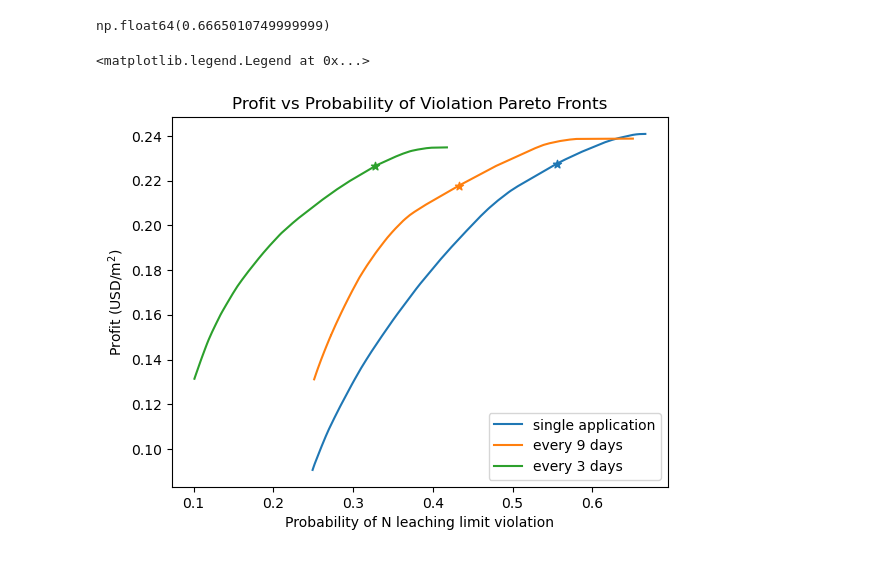
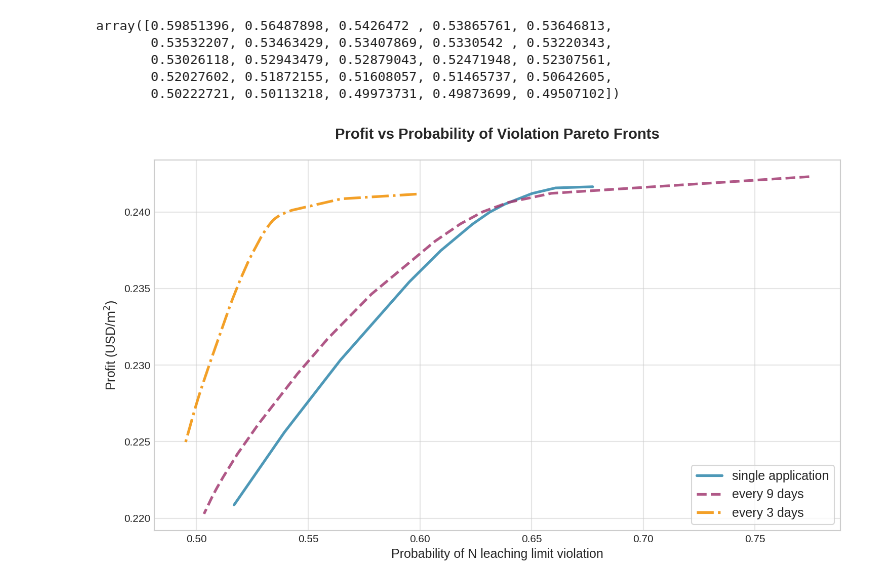
Before and after one commit to ryegleason/Optimal-Crop-Control, a Jupyter notebook: pareto_comparisons.ipynb, the cells around one changed output. Saved outputs shown, nothing was run; the diff lists cells and outputs as text; code cells hidden in the pictures.

Commit message:
Polishing up figures

```diff
--- a/pareto_comparisons.ipynb
+++ b/pareto_comparisons.ipynb
@@ -22,6 +23,6 @@ weights_for_pareto[0] *= PROBABILITY_OF_CLEAR_FORECAST
 weights_for_pareto[1] *= (1 - PROBABILITY_OF_CLEAR_FORECAST)
 weights_for_pareto /= np.sum(weights_for_pareto)
 # %%
-leaching_penalties_USD_per_m2 = np.linspace(0, 1.0734245700734262, 50)
+leaching_penalties_USD_per_m2 = np.linspace(0, 1.0734245700734262 / 2.0, 25)
 leaching_penalties_USD_per_m2
 # %% [output]
@@ -70,30 +66,78 @@ with open("3_pareto_sweep_expected_profit.pickle", "rb") as f:
 with open("3_pareto_sweep_probability_of_violation.pickle", "rb") as f:
     max_application_pareto_probability_of_violation = pickle.load(f)
 pareto_outcomes_by_num_control_steps[12] = ParetoOutcomes(max_application_pareto_expected_profits, max_application_pareto_probability_of_violation)
+# %%
+pareto_outcomes_by_num_control_steps[12].average_probability_of_violation
+# %% [output]
+array([0.59851396, 0.56487898, 0.5426472 , 0.53865761, 0.53646813,
+       0.53532207, 0.53463429, 0.53407869, 0.5330542 , 0.53220343,
+       0.53026118, 0.52943479, 0.52879043, 0.52471948, 0.52307561,
+       0.52027602, 0.51872155, 0.51608057, 0.51465737, 0.50642605,
+       0.50222721, 0.50113218, 0.49973731, 0.49873699, 0.49507102])
 # %%
 # with open("pareto_sweep_expected_profit.pickle", "rb") as f:
 #     x4_application_pareto_expected_profits = pickle.load(f)
 # with open("pareto_sweep_probability_of_violation.pickle", "rb") as f:
 #     x4_application_pareto_probability_of_violation = pickle.load(f)
 # pareto_outcomes_by_num_control_steps[4] = ParetoOutcomes(x4_application_pareto_expected_profits, x4_application_pareto_probability_of_violation)
-# %%
-pareto_outcomes_by_num_control_steps[1].average_probability_of_violation[0]
-# %% [output]
-np.float64(0.6665010749999999)
 # %%
 CHOSEN_FINE_IDX = 9
 # %%
-for key, value in pareto_outcomes_by_num_control_steps.items():
+# Set a modern style
+plt.style.use('seaborn-v0_8-whitegrid')  # or try 'seaborn-v0_8-whitegrid', 'bmh', 'ggplot'
+
+# Define a modern color palette (works well in both color and grayscale)
+colors = ['#2E86AB', '#A23B72', '#F18F01', '#C73E1D', '#6A994E', '#BC4B51']
+
+# Define line styles to cycle through
+line_styles = ['-', '--', '-.', ':']
+markers_for_lines = ['o', 's', '^', 'D', 'v', '<', '>', 'p']
+
+fig, ax = plt.subplots(figsize=(10, 6), dpi=150)
+
+for idx, (key, value) in enumerate(pareto_outcomes_by_num_control_steps.items()):
     label = "single application" if key == 1 else "every {:d} days".format(int(36 / key))
-    plt.plot(value.average_probability_of_violation, value.average_pre_fine_profits, label=label)
-    plt.scatter(value.average_probability_of_violation[CHOSEN_FINE_IDX], value.average_pre_fine_profits[CHOSEN_FINE_IDX], marker="*")
-plt.title("Profit vs Probability of Violation Pareto Fronts")
-plt.ylabel("Profit (USD/$\\text{m}^2$)")
-plt.xlabel("Probability of N leaching limit violation")
-plt.legend(loc="lower right")
+    ax.plot(value.average_probability_of_violation[value.average_pre_fine_profits > 0.22],
+            value.average_pre_fine_profits[value.average_pre_fine_profits > 0.22],
+            label=label,
+            linestyle=line_styles[idx % len(line_styles)],
+            linewidth=2.5,
+            # marker=markers_for_lines[idx % len(markers_for_lines)],
+            # markersize=6,
+            # markevery=0.15,
+            color=colors[idx % len(colors)],
+            alpha=0.85)
+
+# ax.scatter(pareto_outcomes_by_num_control_steps[12].average_probability_of_violation[CHOSEN_FINE_IDX],
+#            pareto_outcomes_by_num_control_steps[12].average_pre_fine_profits[CHOSEN_FINE_IDX],
+#            marker="*",
+#            s=400,
+#            color='#F4A259',
+#            edgecolors='#2D3142',
+#            linewidths=2,
+#            zorder=5,
+#            label='Chosen operating point')
+#
+# ax.scatter(pareto_outcomes_by_num_control_steps[1].average_probability_of_violation[0],
+#            pareto_outcomes_by_num_control_steps[1].average_pre_fine_profits[0],
+#            marker="s",
+#            s=250,
+#            color='#4ECDC4',
+#            edgecolors='#2D3142',
+#            linewidths=2,
+#            zorder=5,
+#            label='Reference point')
+
+ax.set_title("Profit vs Probability of Violation Pareto Fronts", fontsize=14, fontweight='bold', pad=20)
+ax.set_ylabel("Profit (USD/$\\text{m}^2$)", fontsize=12)
+ax.set_xlabel("Probability of N leaching limit violation", fontsize=12)
+ax.legend(loc="lower right", frameon=True, shadow=False, fontsize=12)
+ax.grid(True, alpha=0.5, lw=1.0)
+
+plt.tight_layout()
+plt.savefig("pareto_fronts.png", transparent=True, dpi=300, bbox_inches='tight')
 # %% [output]
-<matplotlib.legend.Legend at 0x...>
-[figure, old version]
+[figure, new version]
 # %%
 for i in range(len(leaching_penalties_USD_per_m2) - 1):
     if (pareto_outcomes_by_num_control_steps[4].average_probability_of_violation[i] > pareto_outcomes_by_num_control_steps[4].average_probability_of_violation[i + 1]) and (pareto_outcomes_by_num_control_steps[4].average_pre_fine_profits[i] < pareto_outcomes_by_num_control_steps[4].average_pre_fine_profits[i + 1]):
```
Also changed, not shown: parts of 10 cells of this notebook, 4 other files.
